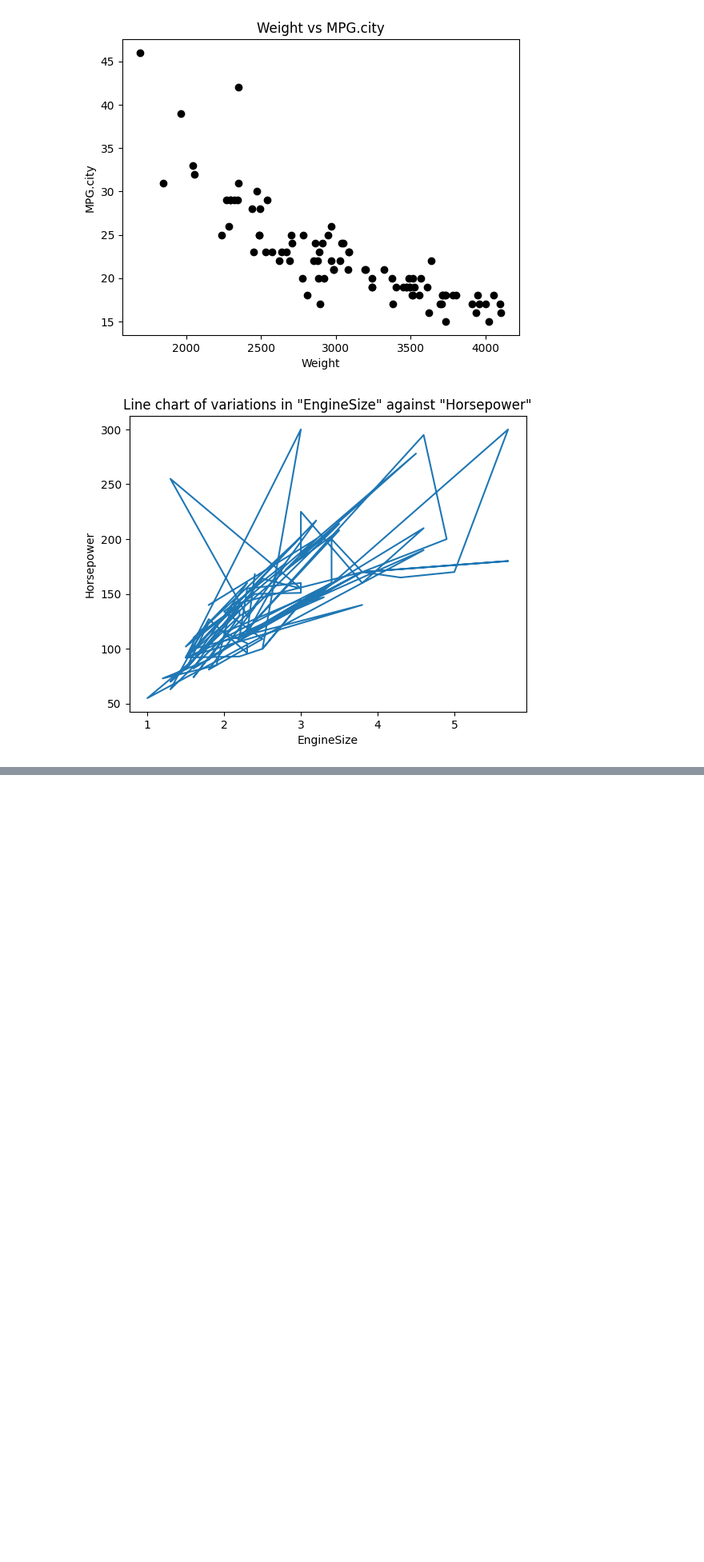
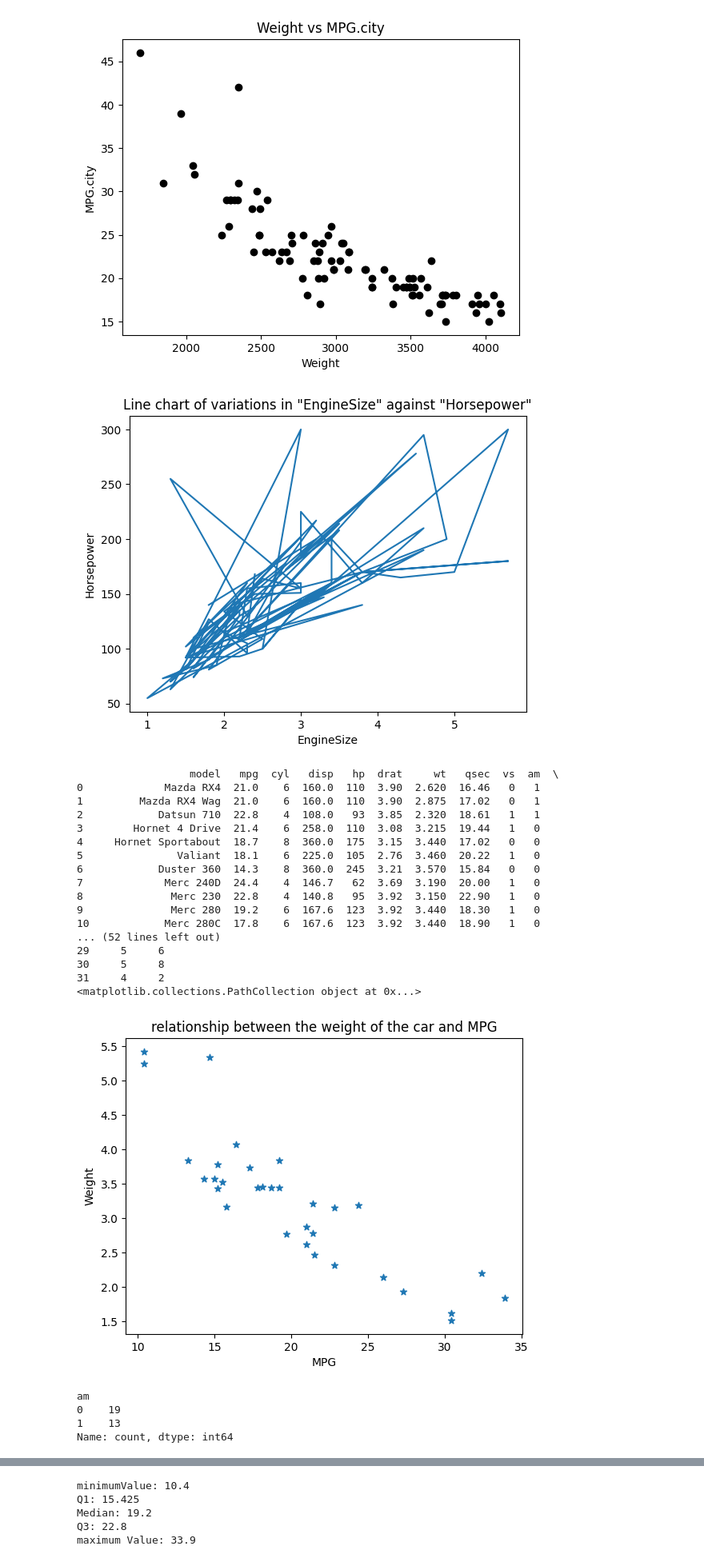
Before and after one commit to meghav-sh04/meghana2, a Jupyter notebook: Welcome_To_Colab.ipynb, the cells around one changed output, grey strips where cells are left out. Shown: that part at 80% size. Saved outputs shown, nothing was run; the diff lists cells and outputs as text; code cells hidden in the pictures; blank space fills up the shorter version.

```diff
--- a/Welcome_To_Colab.ipynb
+++ b/Welcome_To_Colab.ipynb
@@ -81,3 +81,58 @@ maximum value: 61.9
 [figure]
 [figure]
 [figure]
+# %%
+import pandas as pd
+import matplotlib.pyplot as plt
+import numpy as np
+cars_df=pd.read_csv("/content/mtcars (1).csv")
+print(cars_df)
+a=plt.scatter(cars_df['mpg'],cars_df['wt'],marker='*')
+print(a)
+plt.xlabel("MPG")
+plt.ylabel("Weight")
+plt.title('relationship between the weight of the car and MPG')
+plt.show()
+trans=cars_df['am'].value_counts()
+print(trans)
+trans.plot.bar()
+plt.xlabel("Transmission")
+plt.title('Bar plot to check the Frequency distribtion of trasmission type of cars')
+plt.show()
+cars_df['mpg'].plot(kind='box')
+plt.xlabel('MPG')
+plt.title('Box and whisker Plot of MPG')
+plt.show()
+min_value=np.min(cars_df['mpg'])
+q1=np.percentile(cars_df['mpg'],25)
+median=np.median(cars_df['mpg'])
+q3=np.percentile(cars_df['mpg'],75)
+max_value=np.max(cars_df['mpg'])
+print('minimumValue:',min_value)
+print('Q1:',q1)
+print('Median:',median)
+print('Q3:',q3)
+print('maximum Value:',max_value)
+# %% [output]
+                  model   mpg  cyl   disp   hp  drat     wt   qsec  vs  am  \
+0             Mazda RX4  21.0    6  160.0  110  3.90  2.620  16.46   0   1
+1         Mazda RX4 Wag  21.0    6  160.0  110  3.90  2.875  17.02   0   1
+2            Datsun 710  22.8    4  108.0   93  3.85  2.320  18.61   1   1
+3        Hornet 4 Drive  21.4    6  258.0  110  3.08  3.215  19.44   1   0
+4     Hornet Sportabout  18.7    8  360.0  175  3.15  3.440  17.02   0   0
+5               Valiant  18.1    6  225.0  105  2.76  3.460  20.22   1   0
+6            Duster 360  14.3    8  360.0  245  3.21  3.570  15.84   0   0
+7             Merc 240D  24.4    4  146.7   62  3.69  3.190  20.00   1   0
+8              Merc 230  22.8    4  140.8   95  3.92  3.150  22.90   1   0
+9              Merc 280  19.2    6  167.6  123  3.92  3.440  18.30   1   0
+10            Merc 280C  17.8    6  167.6  123  3.92  3.440  18.90   1   0
+... (52 lines left out)
+29     5     6
+30     5     8
+31     4     2
+<matplotlib.collections.PathCollection object at 0x...>
+[figure, added]
+am
+0    19
+1    13
+Name: count, dtype: int64
@@ -83,0 +141,5 @@ maximum value: 61.9
+minimumValue: 10.4
+Q1: 15.425
+Median: 19.2
+Q3: 22.8
+maximum Value: 33.9
```
Also changed, not shown: parts of 2 cells of this notebook.
